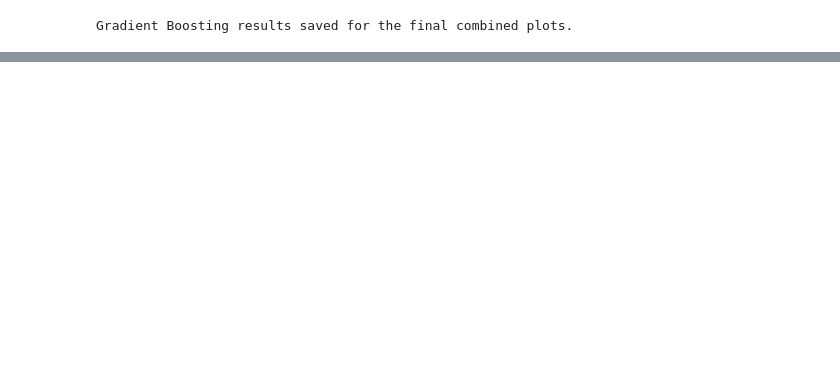
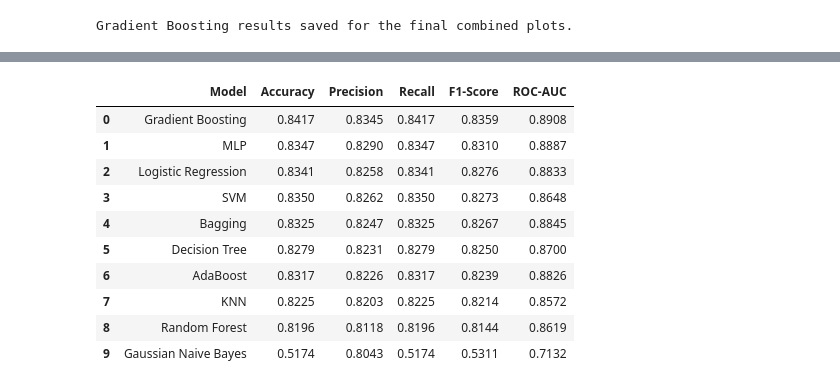
Before and after one commit to snehitha-araveti/ML-Capstone-Project-2026, a Jupyter notebook: notebooks/classification.ipynb, the cells around one changed output, grey strips where cells are left out. Drawn from its saved outputs; the diff is of its cells as text; code cells hidden in the pictures; blank space fills up the shorter version.

```diff
--- a/notebooks/classification.ipynb
+++ b/notebooks/classification.ipynb
@@ -2176,0 +2467,6 @@ Gradient Boosting results saved for the final combined plots.
+# %%
+
+part_b_predictions["Bagging"] = bagging_tuned_predictions
+part_b_probabilities["Bagging"] = bagging_tuned_probabilities
+
+print("Bagging results saved for the final combined plots.")
@@ -2176,0 +2718,6 @@ Gradient Boosting results saved for the final combined plots.
+# %%
+
+part_b_predictions["MLP"] = mlp_tuned_predictions
+part_b_probabilities["MLP"] = mlp_tuned_probabilities
+
+print("MLP results saved for the final combined plots.")
@@ -2176,0 +2739,86 @@ Gradient Boosting results saved for the final combined plots.
+# %%
+
+# Convert test data to dense format for Gaussian Naive Bayes
+X_test_dense = (
+    X_test_processed.toarray()
+    if hasattr(X_test_processed, "toarray")
+    else X_test_processed
+)
+
+# Predictions from Review 1 models
+all_model_predictions = {
+    "Logistic Regression": logistic_model.predict(X_test_processed),
+    "KNN": knn_model.predict(X_test_dense),
+    "Gaussian Naive Bayes": gnb_model.predict(X_test_dense),
+    "Decision Tree": tree_model.predict(X_test_processed),
+    "SVM": svm_model.predict(X_test_processed),
+}
+
+# Add tuned Part B predictions
+all_model_predictions.update(part_b_predictions)
+
+# Probability or decision scores from Review 1 models
+all_model_scores = {
+    "Logistic Regression": logistic_model.predict_proba(
+        X_test_processed
+    )[:, 1],
+
+    "KNN": knn_model.predict_proba(X_test_dense)[:, 1],
+
+    "Gaussian Naive Bayes": gnb_model.predict_proba(
+        X_test_dense
+    )[:, 1],
+
+    "Decision Tree": tree_model.predict_proba(
+        X_test_processed
+    )[:, 1],
+
+    "SVM": svm_model.decision_function(X_test_processed)
+}
+
+# Add tuned Part B probability scores
+all_model_scores.update(part_b_probabilities)
+
+# Build the consolidated comparison table
+comparison_results = []
+
+for model_name, predictions in all_model_predictions.items():
+    scores = all_model_scores[model_name]
+
+    comparison_results.append({
+        "Model": model_name,
+        "Accuracy": accuracy_score(y_test, predictions),
+        "Precision": precision_score(
+            y_test, predictions,
+            average="weighted", zero_division=0
+        ),
+        "Recall": recall_score(
+            y_test, predictions,
+            average="weighted", zero_division=0
+        ),
+        "F1-Score": f1_score(
+            y_test, predictions,
+            average="weighted", zero_division=0
+        ),
+        "ROC-AUC": roc_auc_score(y_test, scores)
+    })
+
+final_comparison_df = pd.DataFrame(comparison_results)
+
+final_comparison_df = final_comparison_df.sort_values(
+    by="F1-Score", ascending=False
+).reset_index(drop=True)
+
+display(final_comparison_df.round(4))
+# %% [output]
+|  | Model | Accuracy | Precision | Recall | F1-Score | ROC-AUC |
+| 0 | Gradient Boosting | 0.8417 | 0.8345 | 0.8417 | 0.8359 | 0.8908 |
+| 1 | MLP | 0.8347 | 0.8290 | 0.8347 | 0.8310 | 0.8887 |
+| 2 | Logistic Regression | 0.8341 | 0.8258 | 0.8341 | 0.8276 | 0.8833 |
+| 3 | SVM | 0.8350 | 0.8262 | 0.8350 | 0.8273 | 0.8648 |
+| 4 | Bagging | 0.8325 | 0.8247 | 0.8325 | 0.8267 | 0.8845 |
+| 5 | Decision Tree | 0.8279 | 0.8231 | 0.8279 | 0.8250 | 0.8700 |
+| 6 | AdaBoost | 0.8317 | 0.8226 | 0.8317 | 0.8239 | 0.8826 |
+| 7 | KNN | 0.8225 | 0.8203 | 0.8225 | 0.8214 | 0.8572 |
+| 8 | Random Forest | 0.8196 | 0.8118 | 0.8196 | 0.8144 | 0.8619 |
+| 9 | Gaussian Naive Bayes | 0.5174 | 0.8043 | 0.5174 | 0.5311 | 0.7132 |
```
Also changed, not shown: parts of 25 cells of this notebook.
